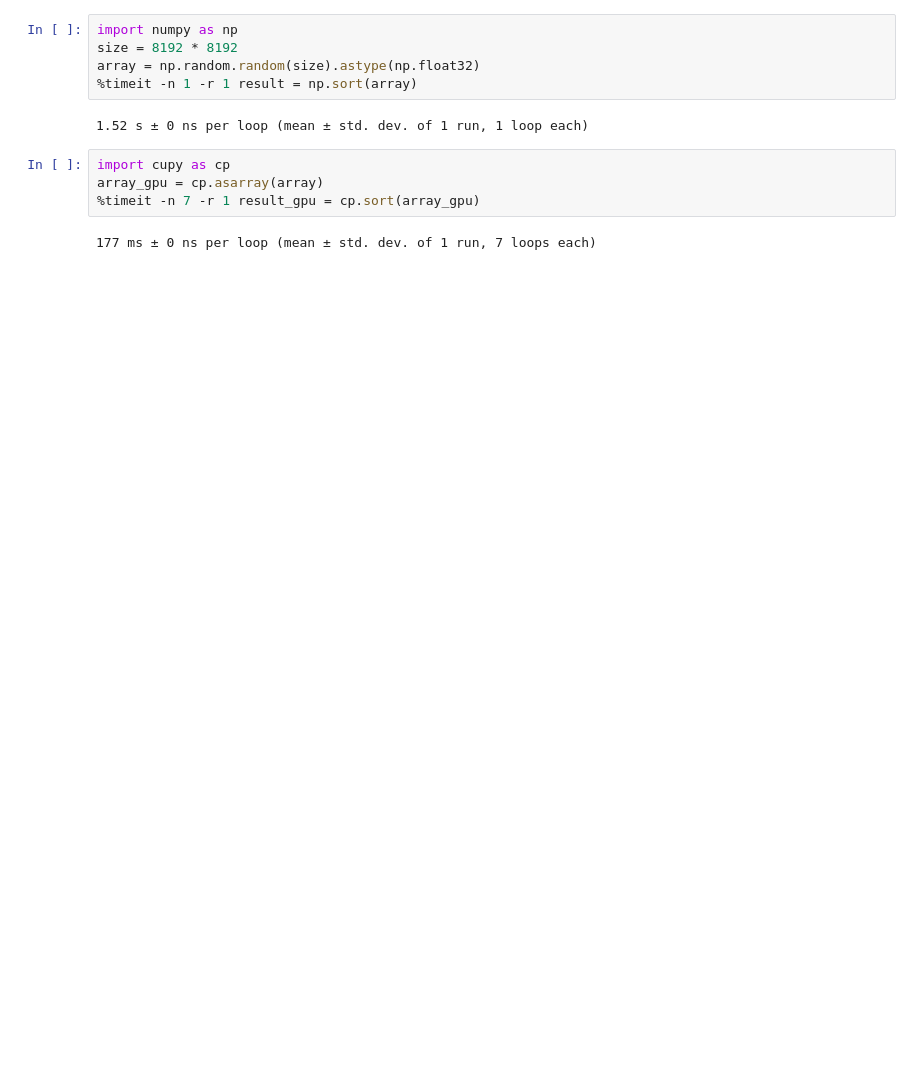
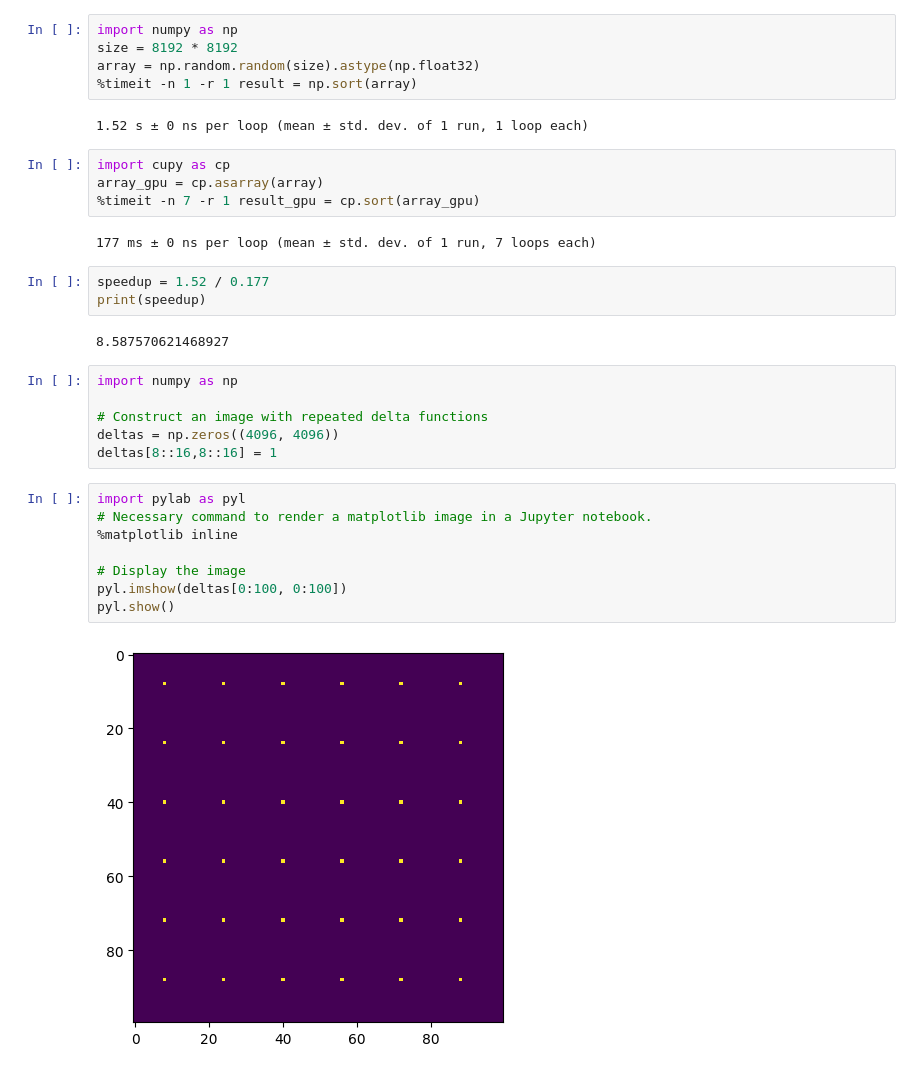
Before and after one commit to pintofben/colabInClass-gpu, a Jupyter notebook: colabInClass_GPU.ipynb, the cells around one changed output. Saved outputs shown, nothing was run; the diff lists cells and outputs as text; blank space fills up the shorter version.

```diff
--- a/colabInClass_GPU.ipynb
+++ b/colabInClass_GPU.ipynb
@@ -13,3 +13,24 @@ array_gpu = cp.asarray(array)
 %timeit -n 7 -r 1 result_gpu = cp.sort(array_gpu)
 # %% [output]
 177 ms ± 0 ns per loop (mean ± std. dev. of 1 run, 7 loops each)
+# %%
+speedup = 1.52 / 0.177
+print(speedup)
+# %% [output]
+8.587570621468927
+# %%
+import numpy as np
+
+# Construct an image with repeated delta functions
+deltas = np.zeros((4096, 4096))
+deltas[8::16,8::16] = 1
+# %%
+import pylab as pyl
+# Necessary command to render a matplotlib image in a Jupyter notebook.
+%matplotlib inline
+
+# Display the image
+pyl.imshow(deltas[0:100, 0:100])
+pyl.show()
+# %% [output]
+[figure, added]
```
Also changed, not shown: parts of 11 cells of this notebook.
